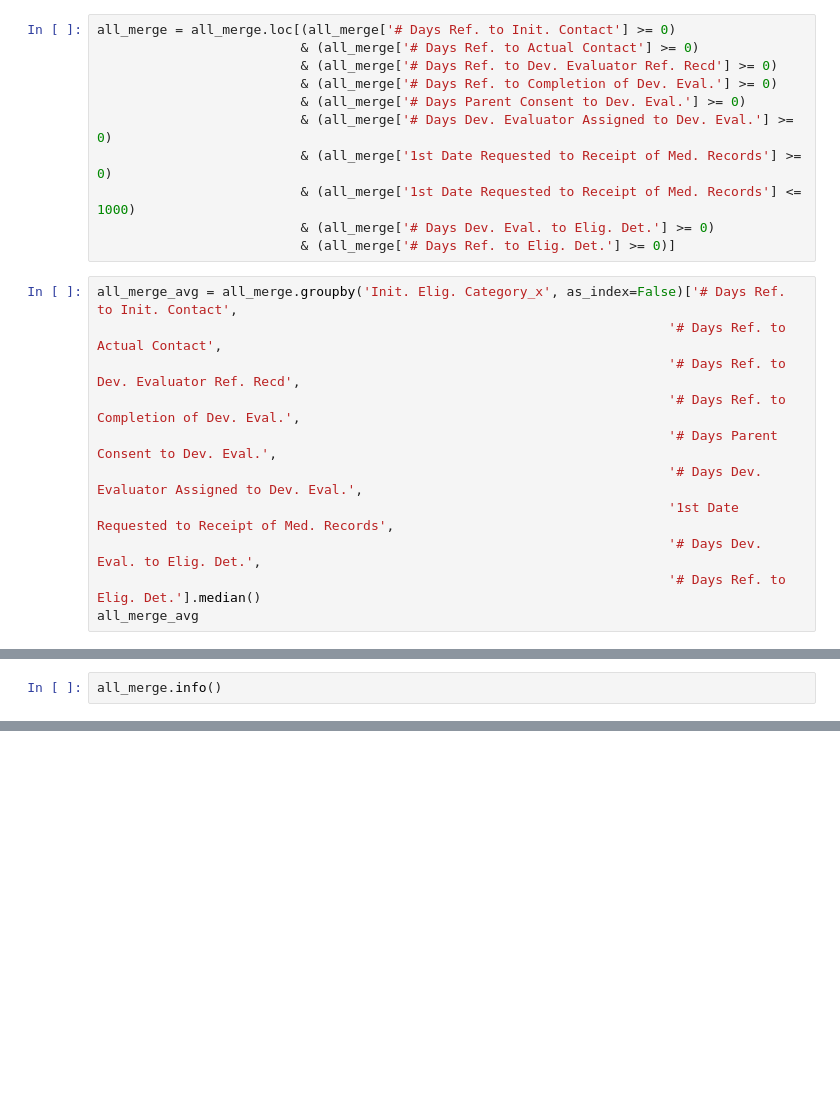
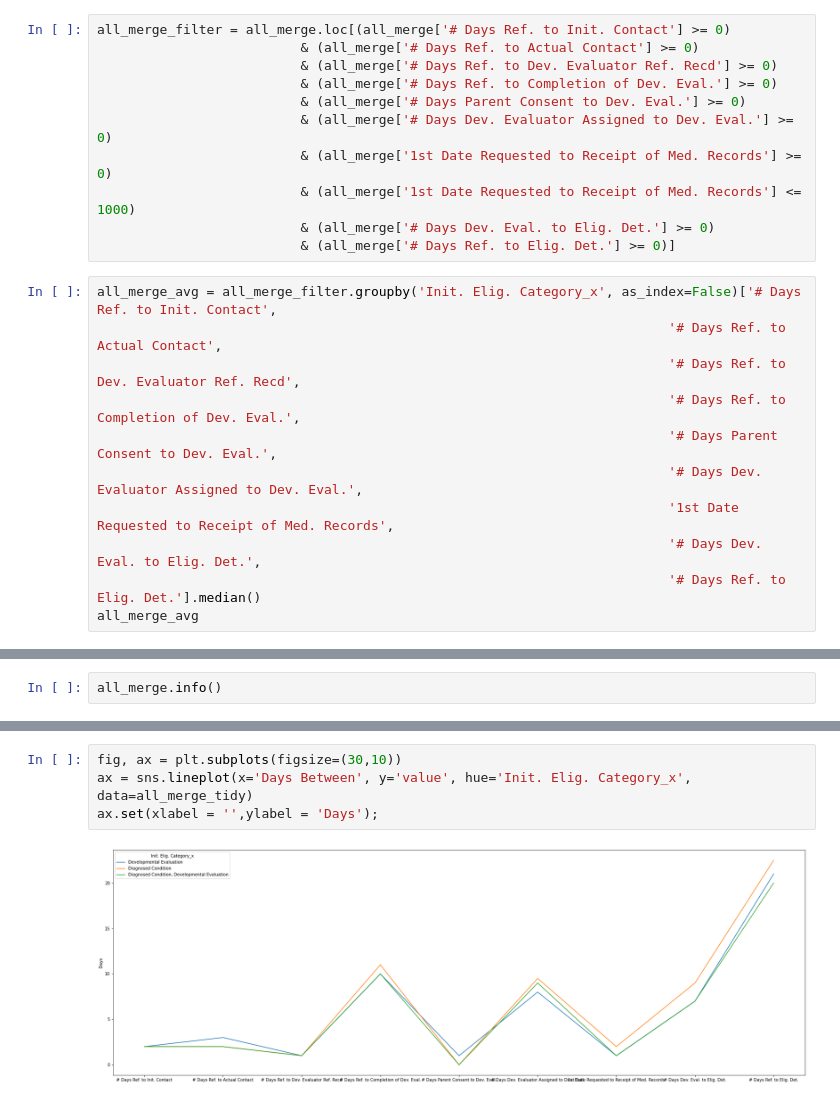
Before and after one commit to NSS-Data-Analytics-Cohort-7/didd-newbalancesonthebloc, a Jupyter notebook: Notebook/DIDD_partner_project.ipynb, the cells around one changed output, grey strips where cells are left out. Cells and saved outputs as stored; diff of their text form; blank space fills up the shorter version.

```diff
--- a/Notebook/DIDD_partner_project.ipynb
+++ b/Notebook/DIDD_partner_project.ipynb
@@ -525,7 +526,7 @@ Data columns (total 26 columns):
 dtypes: datetime64[ns](2), float64(19), object(5)
 memory usage: 1.2+ MB
 # %%
-all_merge = all_merge.loc[(all_merge['# Days Ref. to Init. Contact'] >= 0)
+all_merge_filter = all_merge.loc[(all_merge['# Days Ref. to Init. Contact'] >= 0)
                           & (all_merge['# Days Ref. to Actual Contact'] >= 0)
                           & (all_merge['# Days Ref. to Dev. Evaluator Ref. Recd'] >= 0)
                           & (all_merge['# Days Ref. to Completion of Dev. Eval.'] >= 0)
@@ -536,7 +537,7 @@ all_merge = all_merge.loc[(all_merge['# Days Ref. to Init. Contact'] >= 0)
                           & (all_merge['# Days Dev. Eval. to Elig. Det.'] >= 0)
                           & (all_merge['# Days Ref. to Elig. Det.'] >= 0)]
 # %%
-all_merge_avg = all_merge.groupby('Init. Elig. Category_x', as_index=False)['# Days Ref. to Init. Contact',
+all_merge_avg = all_merge_filter.groupby('Init. Elig. Category_x', as_index=False)['# Days Ref. to Init. Contact',
                                                                          '# Days Ref. to Actual Contact',
                                                                          '# Days Ref. to Dev. Evaluator Ref. Recd',
                                                                          '# Days Ref. to Completion of Dev. Eval.',
@@ -615,0 +578,6 @@ plt.title('Diagnosed Condition, Developmental Evaluation', fontsize = 14, weight
+# %%
+fig, ax = plt.subplots(figsize=(30,10))
+ax = sns.lineplot(x='Days Between', y='value', hue='Init. Elig. Category_x', data=all_merge_tidy)
+ax.set(xlabel = '',ylabel = 'Days');
+# %% [output]
+[figure, added]
```
Also changed, not shown: parts of 18 cells of this notebook.
